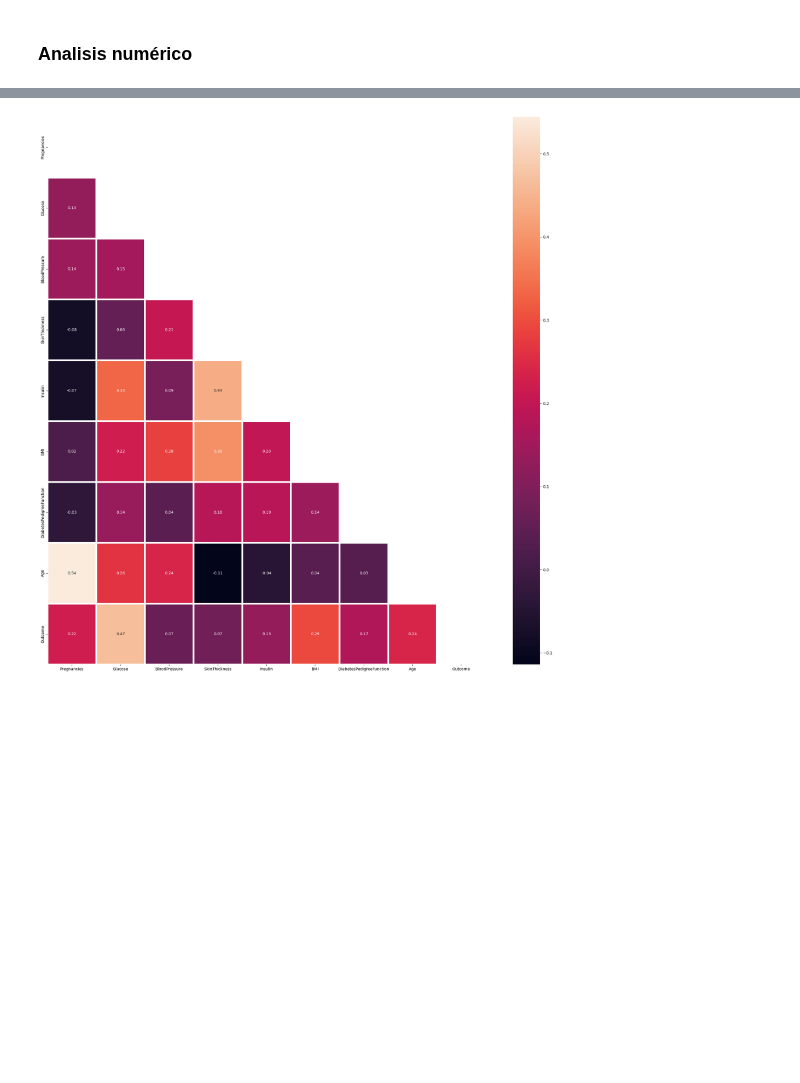
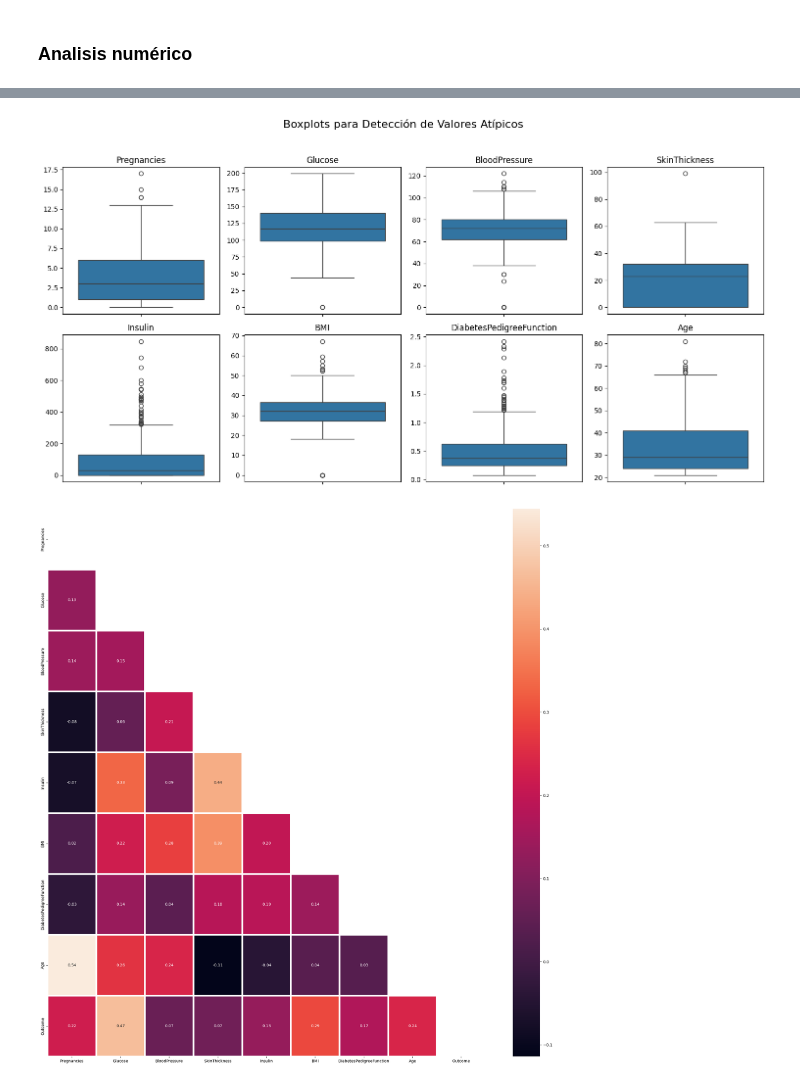
Before and after one commit to 4GeeksAcademy/sarayruiz---Machine-Learning, a Jupyter notebook: src/04-eda-diabetes.ipynb, the cells around one changed output, grey strips where cells are left out. Cells and saved outputs as stored; diff of their text form; code cells hidden in the pictures; blank space fills up the shorter version.

```diff
--- a/src/04-eda-diabetes.ipynb
+++ b/src/04-eda-diabetes.ipynb
@@ -93,3 +152,24 @@ df_ini.to_csv('../data/processed/df_ini_insulina.csv', index=False)
+# %%
+# Boxplots para detección de valores atípicos.
+
+fig, axes = plt.subplots(nrows=2, ncols=4, figsize=(15, 8))
+plt.subplots_adjust(hspace=0.4)
+
+columnas = ['Pregnancies', 'Glucose', 'BloodPressure', 'SkinThickness',
+            'Insulin', 'BMI', 'DiabetesPedigreeFunction', 'Age']
+
+for i, col in enumerate(columnas):
+    fila = i // 4
+    columna = i % 4
+    sns.boxplot(ax=axes[fila, columna], data=df, y=col)
+    axes[fila, columna].set_title(col)
+    axes[fila, columna].set_ylabel('')
+
+plt.suptitle('Boxplots para Detección de Valores Atípicos', fontsize=16)
+plt.tight_layout(rect=[0, 0.03, 1, 0.95])
+plt.show()
+# %% [output]
+[figure, added]
 # %%
 corr = df.corr()
 mask = np.triu(np.ones_like(corr, dtype=bool))
```
Also changed, not shown: parts of 7 cells of this notebook, 3 other files.
